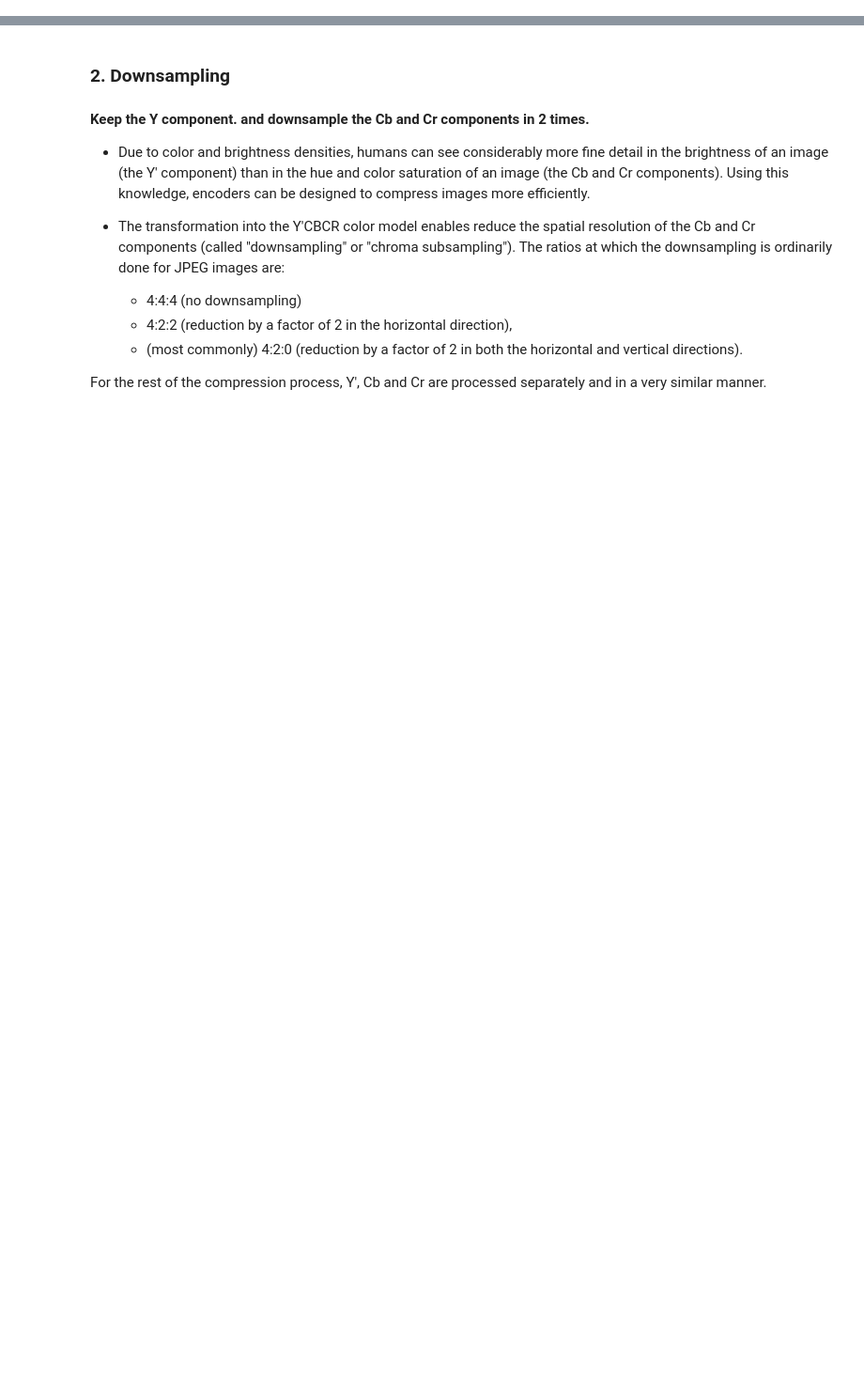
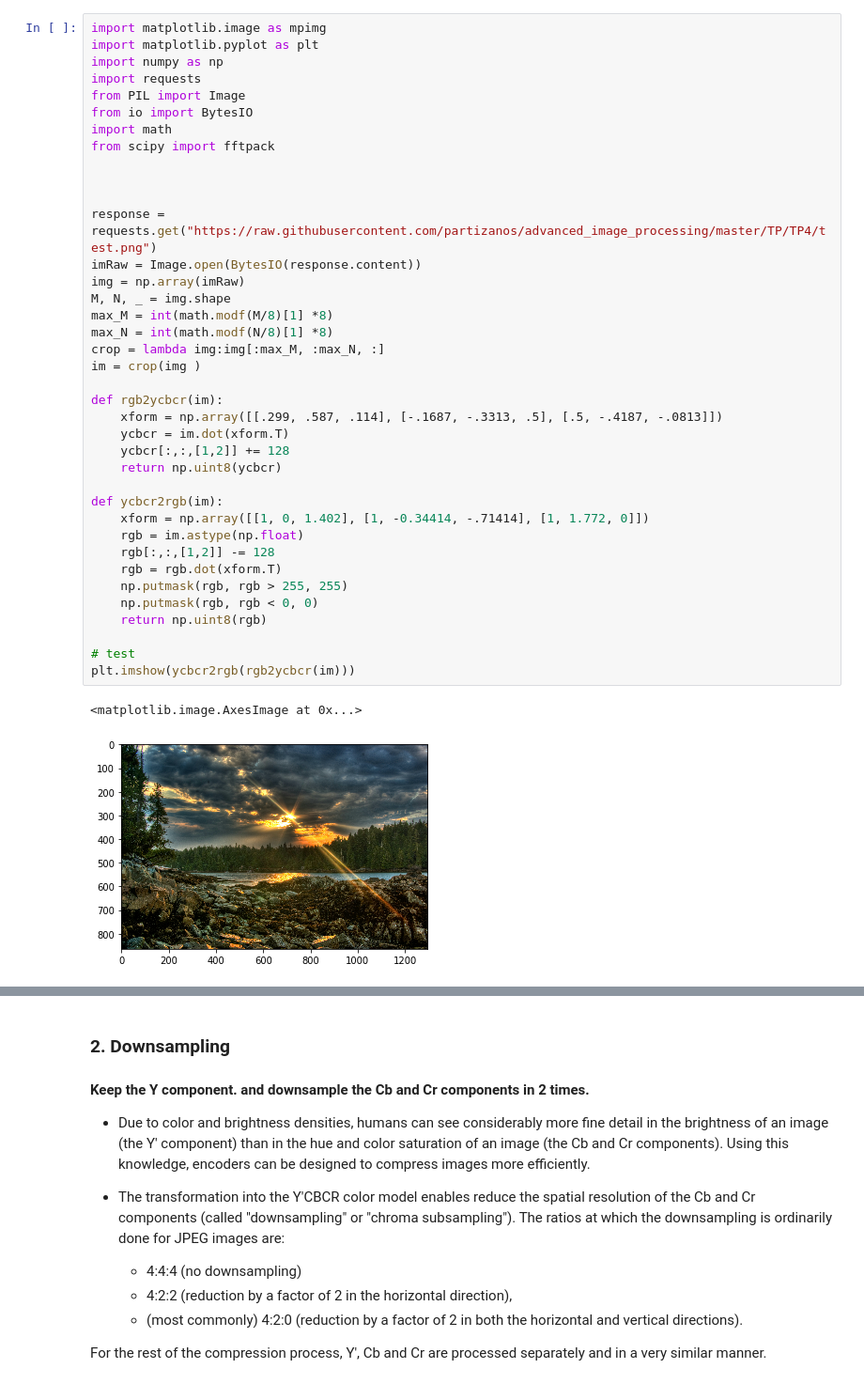
Before and after one commit to partizanos/advanced_image_processing, a Jupyter notebook: AEI_tp4.ipynb, the cells around one changed output, grey strips where cells are left out. Shown at 94% size. Drawn from its saved outputs; the diff is of its cells as text; blank space fills up the shorter version.

```diff
--- a/AEI_tp4.ipynb
+++ b/AEI_tp4.ipynb
@@ -45,0 +50,41 @@ def YCbCr(R_DIMENSION,G_DIMENSION,B_DIMENSION):
+# %%
+import matplotlib.image as mpimg
+import matplotlib.pyplot as plt
+import numpy as np
+import requests
+from PIL import Image
+from io import BytesIO
+import math
+from scipy import fftpack
+
+
+
+response = requests.get("https://raw.githubusercontent.com/partizanos/advanced_image_processing/master/TP/TP4/test.png")
+imRaw = Image.open(BytesIO(response.content))
+img = np.array(imRaw)
+M, N, _ = img.shape
+max_M = int(math.modf(M/8)[1] *8)
+max_N = int(math.modf(N/8)[1] *8)
+crop = lambda img:img[:max_M, :max_N, :]
+im = crop(img )
+
+def rgb2ycbcr(im):
+    xform = np.array([[.299, .587, .114], [-.1687, -.3313, .5], [.5, -.4187, -.0813]])
+    ycbcr = im.dot(xform.T)
+    ycbcr[:,:,[1,2]] += 128
+    return np.uint8(ycbcr)
+
+def ycbcr2rgb(im):
+    xform = np.array([[1, 0, 1.402], [1, -0.34414, -.71414], [1, 1.772, 0]])
+    rgb = im.astype(np.float)
+    rgb[:,:,[1,2]] -= 128
+    rgb = rgb.dot(xform.T)
+    np.putmask(rgb, rgb > 255, 255)
+    np.putmask(rgb, rgb < 0, 0)
+    return np.uint8(rgb)
+
+# test
+plt.imshow(ycbcr2rgb(rgb2ycbcr(im)))
+# %% [output]
+<matplotlib.image.AxesImage at 0x...>
+[figure, added]
```
Also changed, not shown: parts of 29 cells of this notebook.
